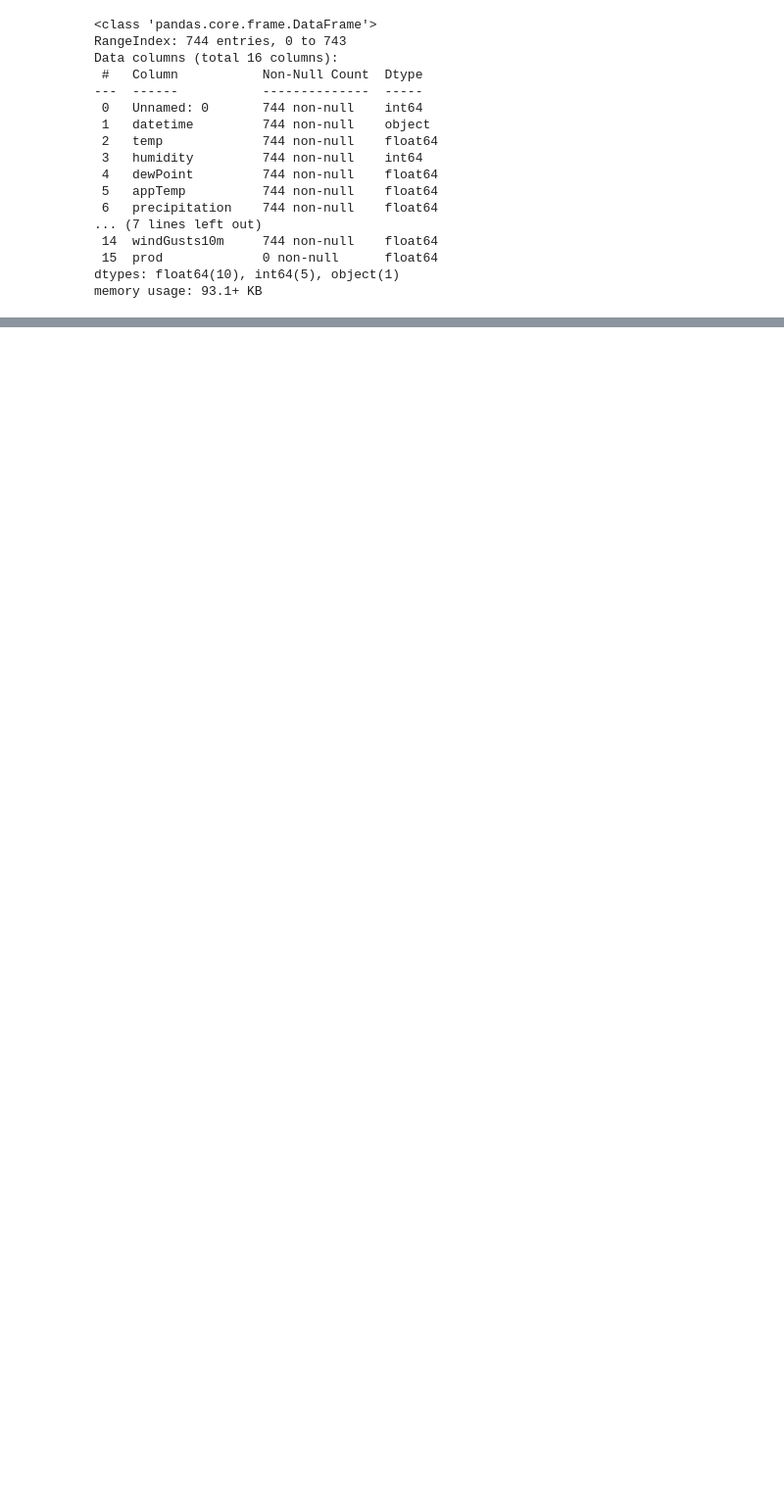
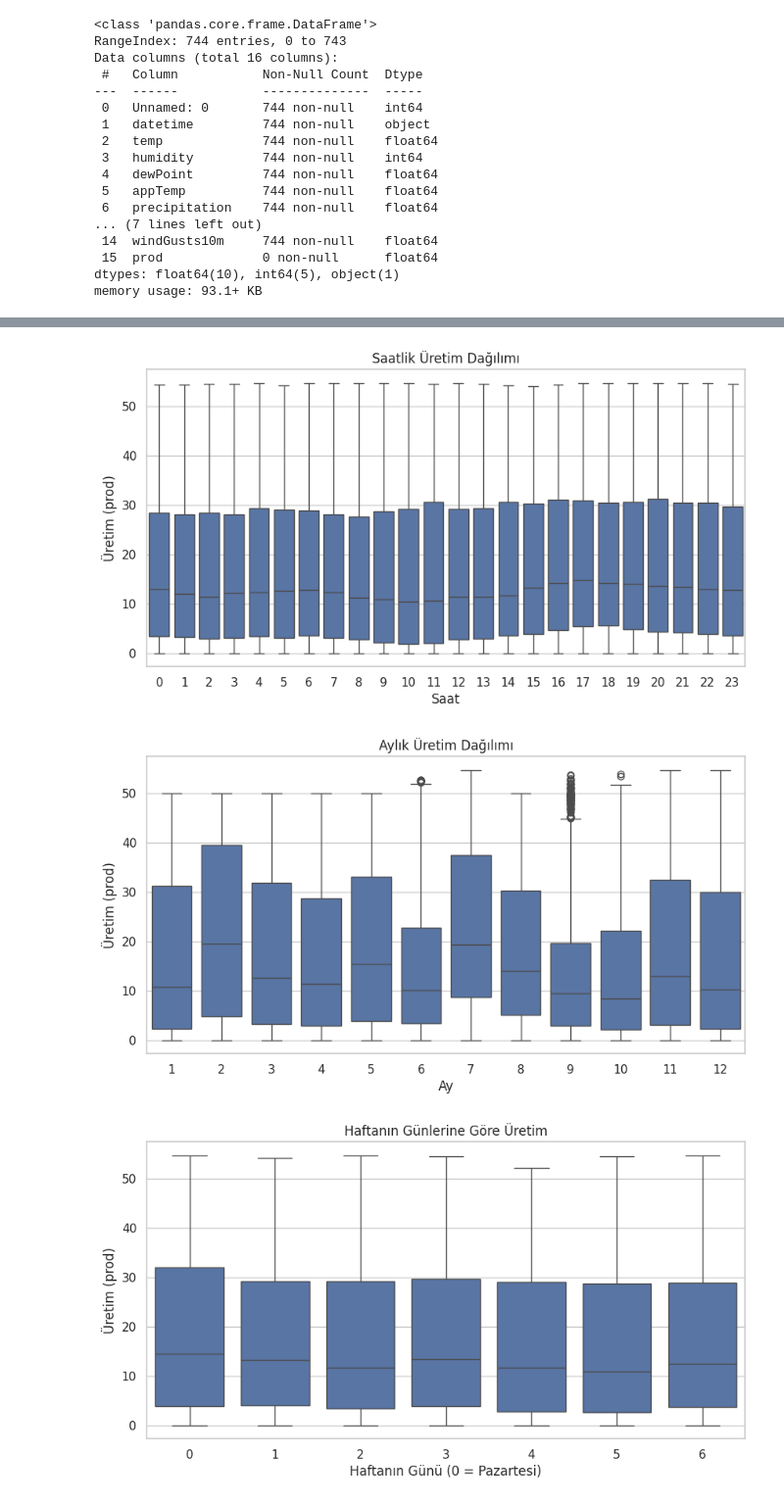
Before and after one commit to musa-fe/Machine_Learning_3, a Jupyter notebook: MachineLearning_3.ipynb, the cells around one changed output, grey strips where cells are left out. Shown at 98% size. Cells and saved outputs as stored; diff of their text form; code cells hidden in the pictures; blank space fills up the shorter version.

```diff
--- a/MachineLearning_3.ipynb
+++ b/MachineLearning_3.ipynb
@@ -274,0 +180,34 @@ prod_log: 0 aykırı değer
+# %%
+train['datetime'] = pd.to_datetime(train['datetime'])
+test['datetime'] = pd.to_datetime(test['datetime'])
+
+for df in [train, test]:
+    df['hour'] = df['datetime'].dt.hour
+    df['day'] = df['datetime'].dt.day
+    df['month'] = df['datetime'].dt.month
+    df['weekday'] = df['datetime'].dt.weekday
+# %%
+plt.figure(figsize=(10, 5))
+sns.boxplot(x='hour', y='prod', data=train)
+plt.title("Saatlik Üretim Dağılımı")
+plt.xlabel("Saat")
+plt.ylabel("Üretim (prod)")
+plt.show()
+
+plt.figure(figsize=(10, 5))
+sns.boxplot(x='month', y='prod', data=train)
+plt.title("Aylık Üretim Dağılımı")
+plt.xlabel("Ay")
+plt.ylabel("Üretim (prod)")
+plt.show()
+
+plt.figure(figsize=(10, 5))
+sns.boxplot(x='weekday', y='prod', data=train)
+plt.title("Haftanın Günlerine Göre Üretim")
+plt.xlabel("Haftanın Günü (0 = Pazartesi)")
+plt.ylabel("Üretim (prod)")
+plt.show()
+# %% [output]
+[figure, added]
+[figure, added]
+[figure, added]
```
Also changed, not shown: parts of 56 cells of this notebook.
